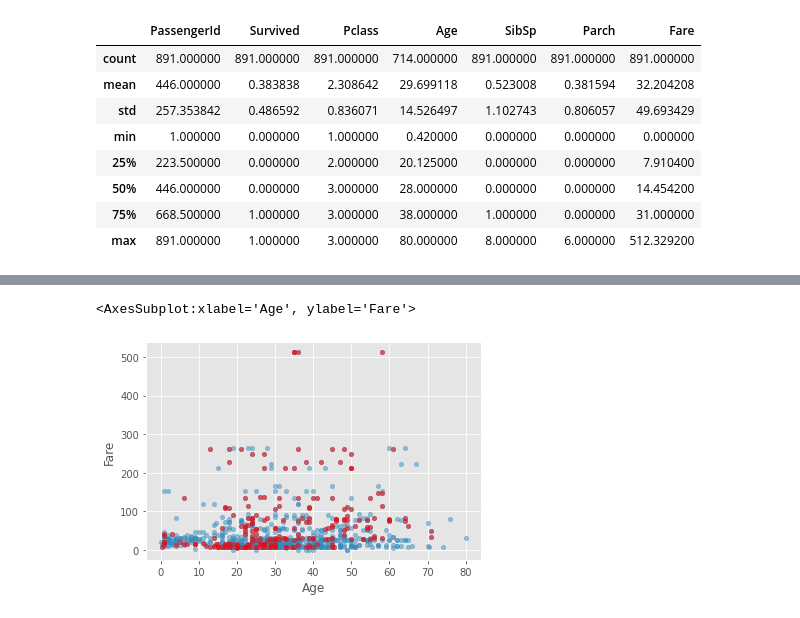
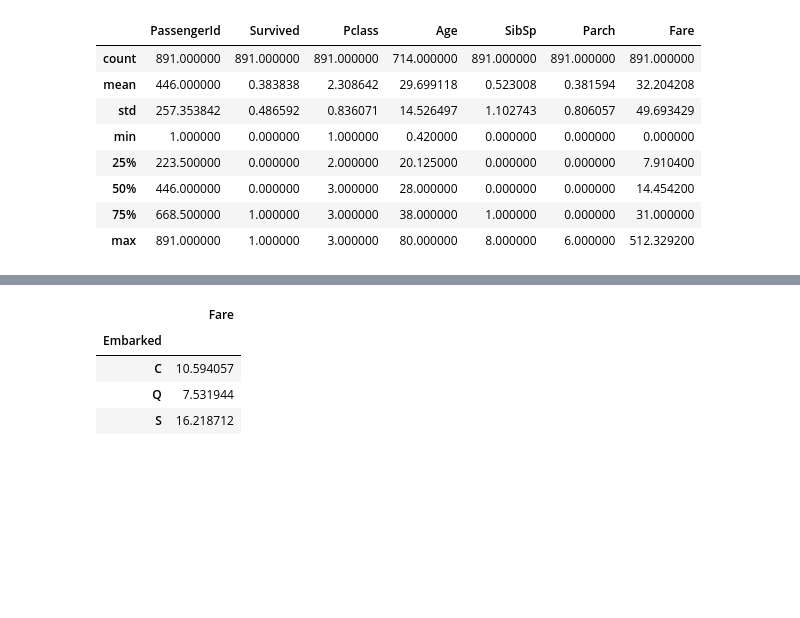
Before and after one commit to satmat/study_kaggle, a Jupyter notebook: titanic.ipynb, the cells around one changed output, grey strips where cells are left out. Saved outputs shown, nothing was run; the diff lists cells and outputs as text; code cells hidden in the pictures; blank space fills up the shorter version.

```diff
--- a/titanic.ipynb
+++ b/titanic.ipynb
@@ -383,35 +374,41 @@ Pclass_emb_df_ratio["PassengerId", "C"] = Pclass_emb_df_ratio["PassengerId", "C"
 Pclass_emb_df_ratio["PassengerId", "Q"] = Pclass_emb_df_ratio["PassengerId", "Q"] / Pclass_emb_df_ratio["sum"]
 Pclass_emb_df_ratio["PassengerId", "S"] = Pclass_emb_df_ratio["PassengerId", "S"] / Pclass_emb_df_ratio["sum"]
 Pclass_emb_df_ratio = Pclass_emb_df_ratio.drop(["sum"],axis=1)
 #Pclass_emb_df_ratio
 #Pclass_emb_df_ratio.plot.bar(stacked=True)
 
 # p.162 特定のクラスタに注目してみる
 C_young10 = all_df[(all_df["Embarked"]=="C") & (all_df["Age"] // 10 == 1) & (all_df["family_num"] == 0)]
 C_young20 = all_df[(all_df["Embarked"]=="C") & (all_df["Age"] // 10 == 2) & (all_df["family_num"] == 0)]
 #len(C_young10)
 #len(C_young20)
 
 # p.163 Cherbourgの若者の乗船料金の分布を調べる
 # リスト3.91 全体の中における「Cherbourgからの1人乗船の若者(10代)」を確認
 #ax = all_df.plot.scatter(x="Age", y="Fare", alpha=0.5)
 #C_young10.plot.scatter(x="Age", y="Fare", color="red", alpha=0.5, ax=ax)
 
 # リスト3.92 1人乗船の人に限った中での「Cherbourgからの1人乗船の若者(10代)」を確認
 #ax = all_df[all_df["family_num"] == 0].plot.scatter(x="Age", y="Fare", alpha=0.5)
 #C_young10.plot.scatter(x="Age", y="Fare", color="red", alpha=0.5, ax=ax)
 
 # リスト3.93 「Cherbourgからの1人乗船した20代」についても同様に確認
 #ax = all_df.plot.scatter(x="Age", y="Fare", alpha=0.5)
 #C_young20.plot.scatter(x="Age", y="Fare", color="red", alpha=0.5, ax=ax)
 
 #ax = all_df[all_df["family_num"] == 0].plot.scatter(x="Age", y="Fare", alpha=0.5)
 #C_young20.plot.scatter(x="Age", y="Fare", color="red", alpha=0.5, ax=ax)
 
 # p.166 4 Cherbourgからの乗船客を全体の中で表示する
-C_all = all_df[(all_df["Embarked"] == "C")]
-ax = all_df.plot.scatter(x="Age", y="Fare", alpha=0.5)
-C_all.plot.scatter(x="Age", y="Fare", color="red", alpha=0.5, ax=ax)
+#C_all = all_df[(all_df["Embarked"] == "C")]
+#ax = all_df.plot.scatter(x="Age", y="Fare", alpha=0.5)
+#C_all.plot.scatter(x="Age", y="Fare", color="red", alpha=0.5, ax=ax)
+
+# p.167 各乗船港ごとに10代1人乗船客の平均料金を比較する
+all_df[(all_df["Age"] // 10 == 1) & (all_df["family_num"] == 0)][["Embarked", "Fare"]].groupby("Embarked").mean()
 # %% [output]
-<AxesSubplot:xlabel='Age', ylabel='Fare'>
-[figure, removed]
+|  | Fare |
+| Embarked |  |
+| C | 10.594057 |
+| Q | 7.531944 |
+| S | 16.218712 |
```
Also changed, not shown: parts of 3 cells of this notebook.
